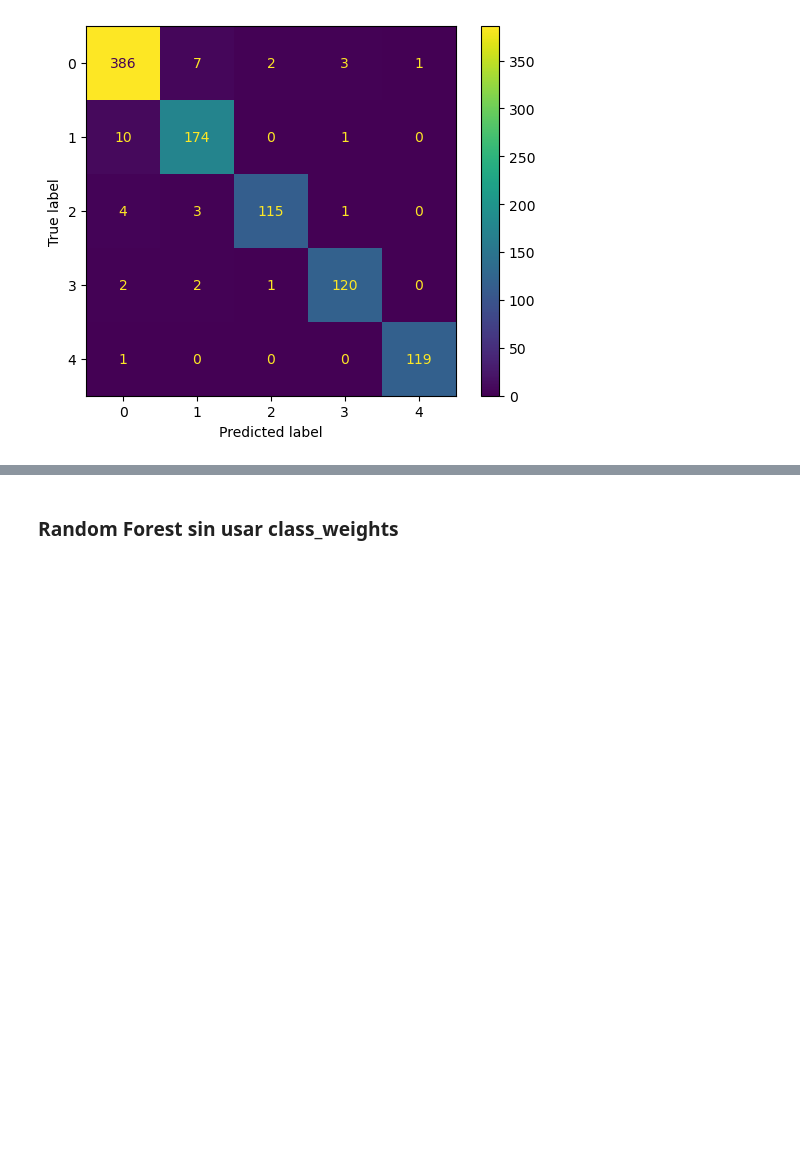
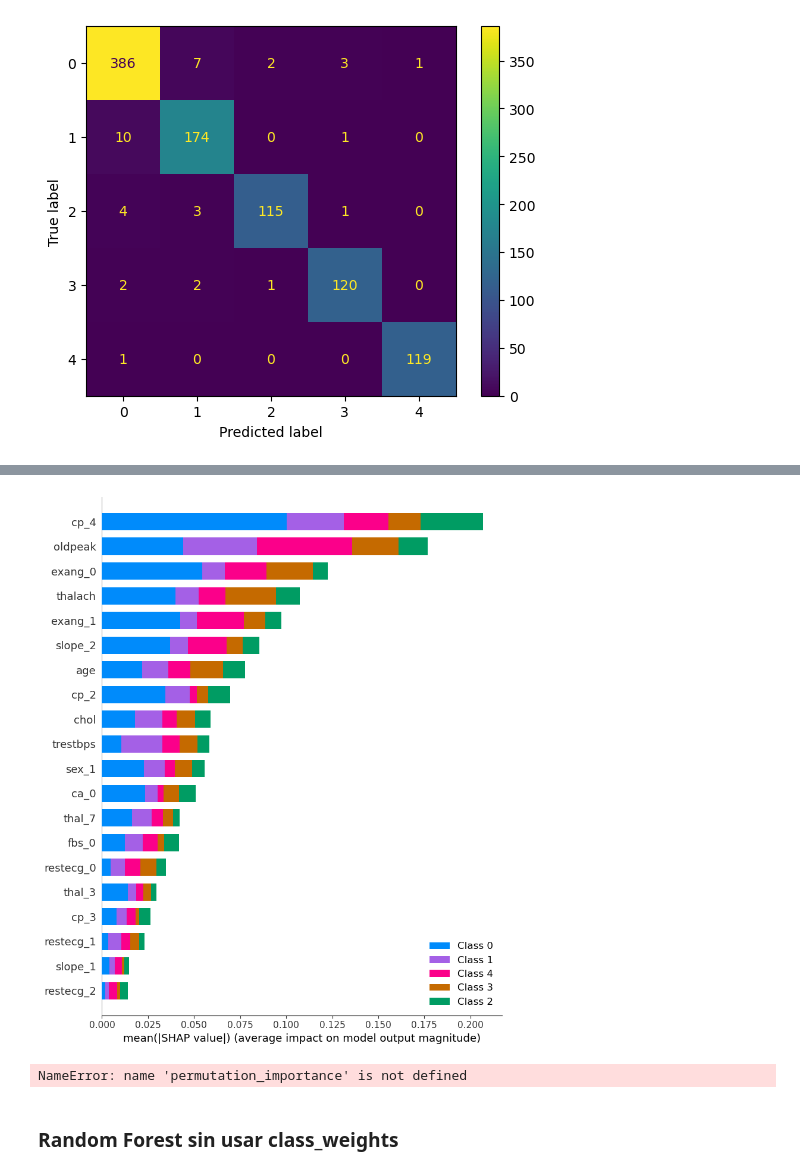
Before and after one commit to vruizext/mda-data-project-3, a Jupyter notebook: random_forest2.ipynb, the cells around one changed output, grey strips where cells are left out. Cells and saved outputs as stored; diff of their text form; code cells hidden in the pictures; blank space fills up the shorter version.

```diff
--- a/random_forest2.ipynb
+++ b/random_forest2.ipynb
@@ -369,0 +386,6 @@ disp.plot()
+# %%
+explainer = shap.TreeExplainer(model_rf)
+shap_values = explainer.shap_values(X_train)
+shap.summary_plot(shap_values, X_train)
+# %% [output]
+[figure, added]
@@ -370,3 +394,12 @@ disp.plot()
+# %%
+# plt.figure(figsize=(10,6))
+
+perm_importance = permutation_importance(model_rf, X_train, y_train)
+sorted_idx = perm_importance.importances_mean.argsort()
+plt.barh(X_train.columns[sorted_idx], perm_importance.importances_mean[sorted_idx])
+plt.xlabel("Permutation Importance")
+# %% [output]
+NameError: name 'permutation_importance' is not defined
 # %% [markdown]
 ### Random Forest sin usar class_weights
 # %%
```
Also changed, not shown: parts of 19 cells of this notebook, 2 other files.
